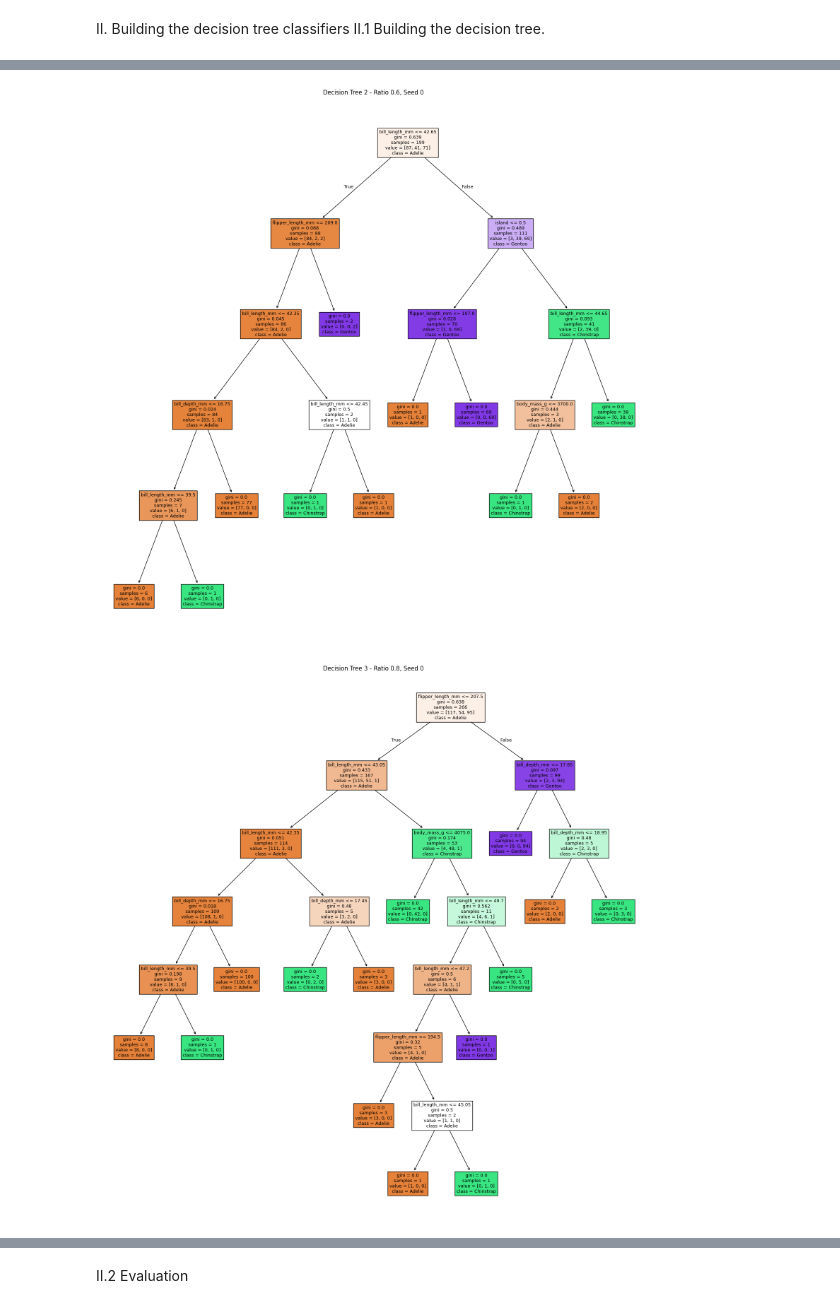
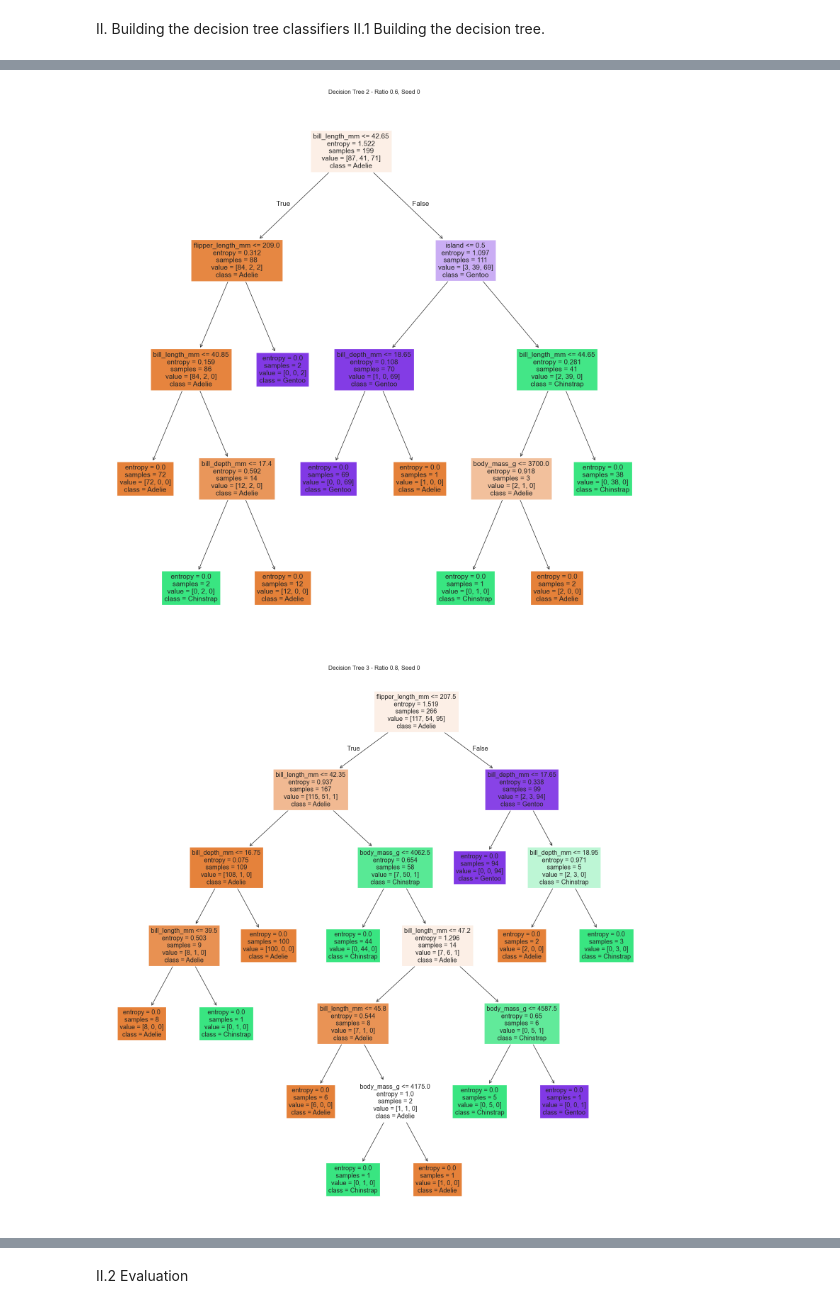
Before and after one commit to fit-k23/Decision-Tree-AI, a Jupyter notebook: Penguins.ipynb, the cells around one changed output, grey strips where cells are left out. Cells and saved outputs as stored; diff of their text form; code cells hidden in the pictures.

Commit message:
CHANGE: change criterion to entropy

```diff
--- a/Penguins.ipynb
+++ b/Penguins.ipynb
@@ -115,7 +115,7 @@ models = []
 for i, example in enumerate(datasets):
 
     # Train the model
-    model = DecisionTreeClassifier(random_state=example['seed'])
+    model = DecisionTreeClassifier(random_state=example['seed'], criterion='entropy')
     model.fit(example['feature_train'], example['label_train'])
 
     # Save the model to the list
@@ -134,2 +134,2 @@ for i, example in enumerate(datasets):
-[figure, old version]
+[figure, new version]
-[figure, old version]
+[figure, new version]
```
Also changed, not shown: parts of 5 cells of this notebook.
